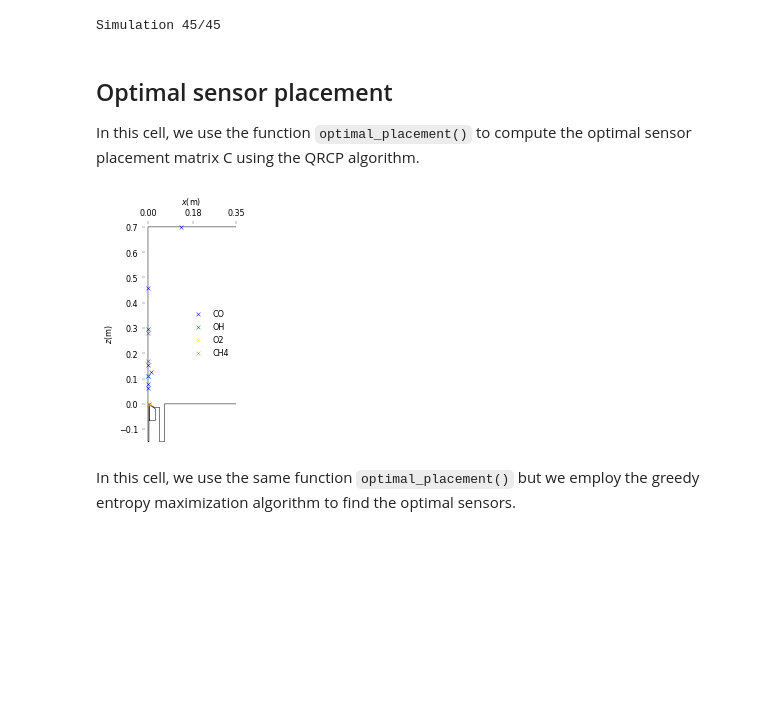
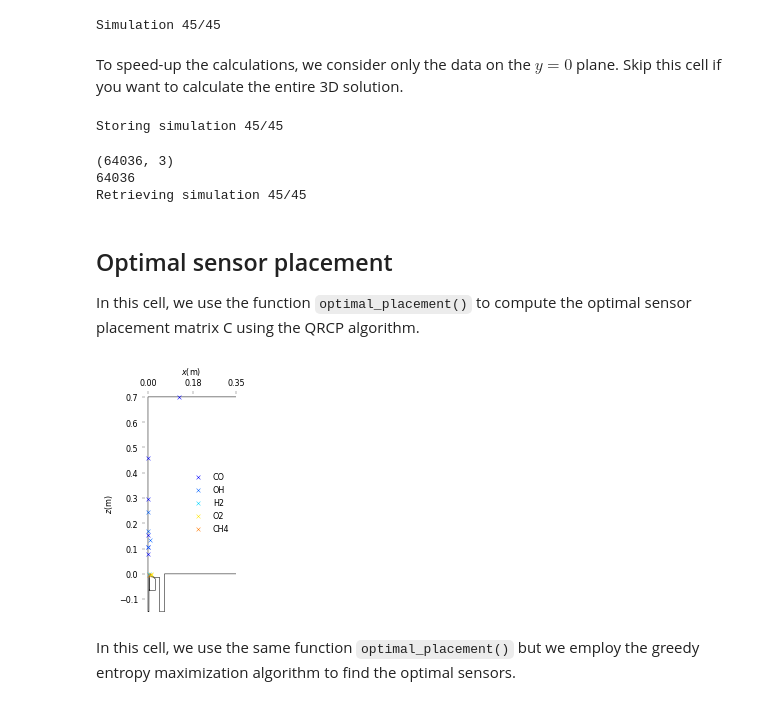
Before and after one commit to burn-research/OpenMEASURE, a Jupyter notebook: docs/sparse_sensing_doc.ipynb, the cells around one changed output. Saved outputs shown, nothing was run; the diff lists cells and outputs as text; code cells hidden in the pictures; blank space fills up the shorter version.

```diff
--- a/docs/sparse_sensing_doc.ipynb
+++ b/docs/sparse_sensing_doc.ipynb
@@ -157,12 +157,12 @@ def read_simulation(filepath):
     sim = np.array(pd.read_csv(filepath))
     xyz = np.array(sim[:,1:4])
 
-    column = np.empty((n, ))
+    column = np.empty((n_3D, ))
     for i, f in enumerate(features):
-        if xyz.shape[0] != n_cells:
-            column[i*n_cells:(i+1)*n_cells] = griddata(xyz, sim[:,4+i], xyz_25, method='nearest')
+        if xyz.shape[0] != n_cells_3D:
+            column[i*n_cells_3D:(i+1)*n_cells_3D] = griddata(xyz, sim[:,4+i], xyz_25, method='nearest')
         else:
-            column[i*n_cells:(i+1)*n_cells] = sim[:,4+i]
+            column[i*n_cells_3D:(i+1)*n_cells_3D] = sim[:,4+i]
 
     return column
 
@@ -180,16 +180,47 @@ n_features = len(features)
 
 filepath = glob.glob(f'{path}/Numerical_data/Case6_*')
 xyz_25 = np.array(pd.read_csv(filepath[0]).iloc[:,1:4])
-n_cells = xyz_25.shape[0]
+n_cells_3D = xyz_25.shape[0]
 
-n = n_features*n_cells
-X = np.empty((n,m))
+n_3D = n_features*n_cells_3D
+X_3D = np.empty((n_3D,m))
 for i in range(P_df.shape[0]):
     filepath =  glob.glob(f'{path}/Numerical_data/Case{P_df.iloc[i,1]}_*')
-    X[:,i] = read_simulation(filepath[0])
+    X_3D[:,i] = read_simulation(filepath[0])
     print(f'Simulation {i+1}/{m}', end='\r', flush=True)
 # %% [output]
 Simulation 45/45
+# %% [markdown]
+To speed-up the calculations, we consider only the data on the $y=0$ plane. Skip this cell if you want to calculate the entire
+3D solution.
+# %%
+import pyvista as pv
+
+# read the mesh using Pyvista
+mesh = pv.read(f'{path}/grid.vtu')
+
+for i in range(m):
+    print(f'Storing simulation {i+1}/{m}', end='\r', flush=True)
+    for j in range(n_features):
+        mesh[f'{i}/{j}'] = X_3D[j*n_cells_3D:(j+1)*n_cells_3D, i]
+
+
+plane = mesh.ctp(pass_cell_data=True).slice(normal='y', origin=(0,1e-3,0), progress_bar=True, generate_triangles=True)
+
+xyz = plane.cell_centers().points
+n_cells = plane.n_cells
+n = n_features*n_cells
+X = np.empty((n,m))
+
+for i in range(m):
+    print(f'Retrieving simulation {i+1}/{m}', end='\r', flush=True)
+    for j in range(n_features):
+        X[j*n_cells:(j+1)*n_cells, i] = plane.cell_data[f'{i}/{j}']
+# %% [output]
+Storing simulation 45/45
+(64036, 3)
+64036
+Retrieving simulation 45/45
 # %% [markdown]
 ## Optimal sensor placement
 
@@ -234,37 +265,36 @@ def plot_sensors(xyz_sensors, features, mesh_outline):
     ax.spines['top'].set_visible(False)
     ax.spines['right'].set_visible(False)
     ax.spines['bottom'].set_visible(False)
     ax.spines['left'].set_visible(False)
 
     plt.show()
 
 i_test = [0, 21, 27, 38] # index of the testing simulations
 
 P_train = np.delete(P, i_test, axis=0)
 P_test = P[i_test, :]
 
 X_train = np.delete(X, i_test, axis=1)
 X_test = X[:, i_test]
 
-
-spr = SPR(X_train, n_features, xyz_25) # Create the spr object
+spr = SPR(X_train, n_features, xyz) # Create the spr object
 
 # Compute the optimal measurement matrix using qr decomposition
 n_sensors = 14
 C_qr = spr.optimal_placement(select_modes='number', n_modes=n_sensors)
 
 # Get the sensors positions and features
 xyz_sensors = np.zeros((n_sensors, 4))
 for i in range(n_sensors):
     index = np.argmax(C_qr[i,:])
-    xyz_sensors[i,:3] = xyz_25[index % n_cells, :]
+    xyz_sensors[i,:3] = xyz[index % n_cells, :]
     xyz_sensors[i,3] = index // n_cells
 
 mesh_outline = np.genfromtxt('../data/ROM/mesh_outline.csv', delimiter=',', skip_header=1)
 
 plot_sensors(xyz_sensors, features, mesh_outline)
 # %% [output]
-[figure, old version]
+[figure, new version]
 # %% [markdown]
 In this cell, we use the same function `optimal_placement()` but we employ the greedy entropy maximization algorithm to find the optimal sensors.
 # %%
```
Also changed, not shown: parts of 5 cells of this notebook, 4 other files.
